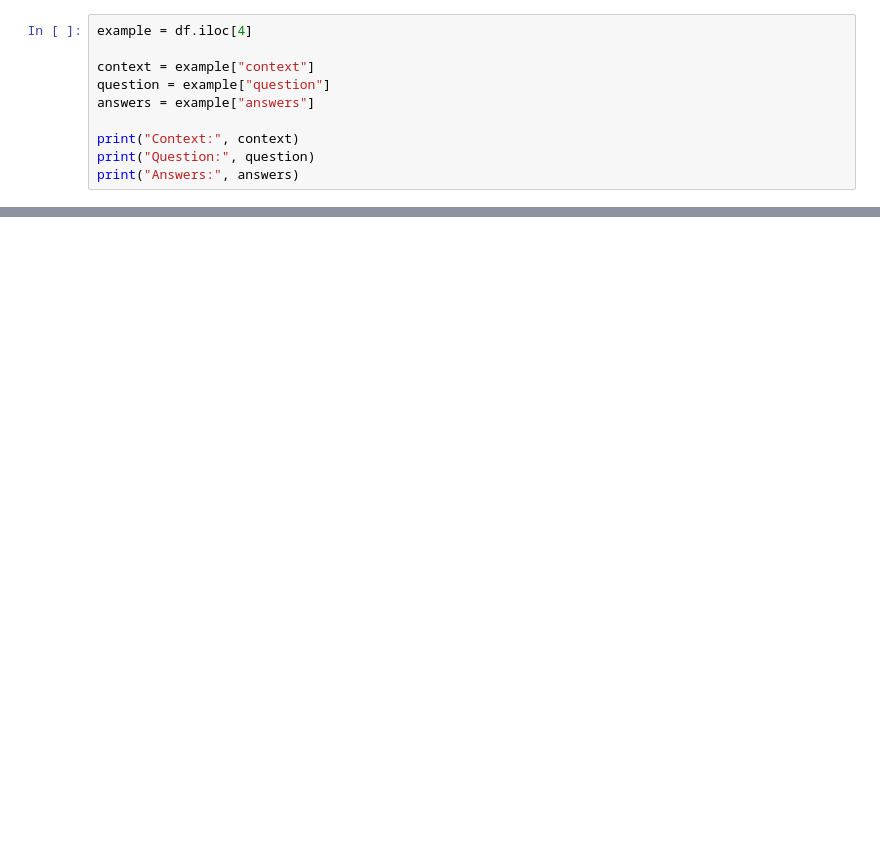
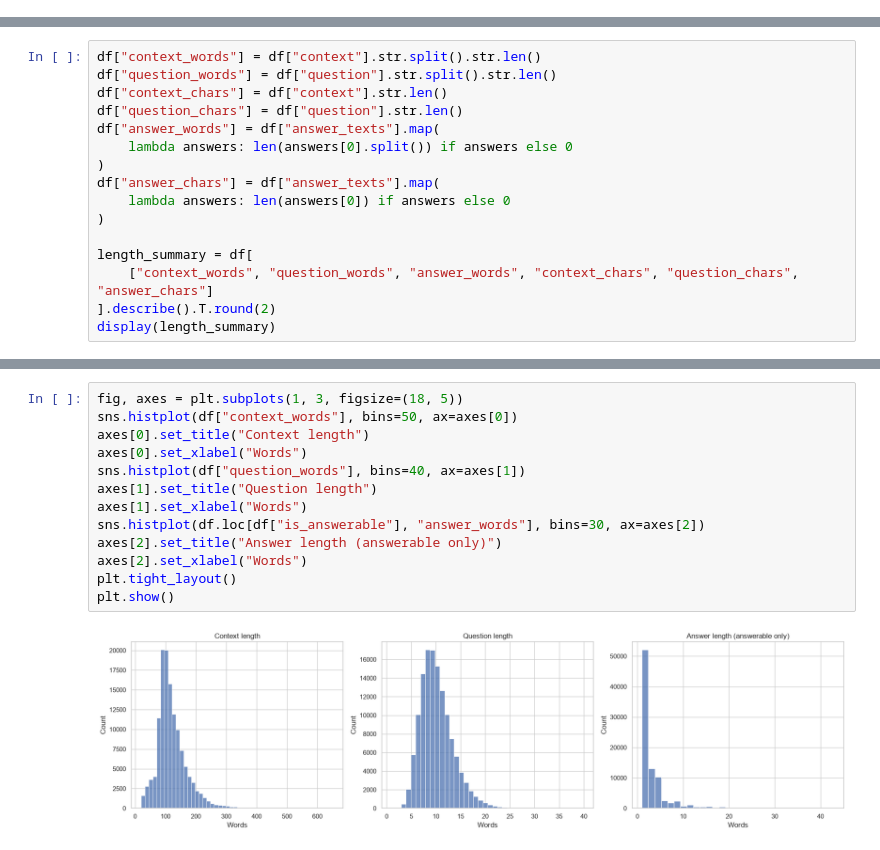
Before and after one commit to Deepika2222/Domain-Adaptive-and-Robustness-Aware-Question-Answering-, a Jupyter notebook: notebooks/01_dataset_exploration.ipynb, the cells around one changed output, grey strips where cells are left out. Saved outputs shown, nothing was run; the diff lists cells and outputs as text; blank space fills up the shorter version.

```diff
--- a/notebooks/01_dataset_exploration.ipynb
+++ b/notebooks/01_dataset_exploration.ipynb
@@ -69,10 +34,0 @@ df.iloc[0].to_dict()
-# %%
-example = df.iloc[4]
-
-context = example["context"]
-question = example["question"]
-answers = example["answers"]
-
-print("Context:", context)
-print("Question:", question)
-print("Answers:", answers)
@@ -98,0 +115,16 @@ Match: True
+# %%
+df["context_words"] = df["context"].str.split().str.len()
+df["question_words"] = df["question"].str.split().str.len()
+df["context_chars"] = df["context"].str.len()
+df["question_chars"] = df["question"].str.len()
+df["answer_words"] = df["answer_texts"].map(
+    lambda answers: len(answers[0].split()) if answers else 0
+)
+df["answer_chars"] = df["answer_texts"].map(
+    lambda answers: len(answers[0]) if answers else 0
+)
+
+length_summary = df[
+    ["context_words", "question_words", "answer_words", "context_chars", "question_chars", "answer_chars"]
+].describe().T.round(2)
+display(length_summary)
@@ -98,0 +139,15 @@ Match: True
+# %%
+fig, axes = plt.subplots(1, 3, figsize=(18, 5))
+sns.histplot(df["context_words"], bins=50, ax=axes[0])
+axes[0].set_title("Context length")
+axes[0].set_xlabel("Words")
+sns.histplot(df["question_words"], bins=40, ax=axes[1])
+axes[1].set_title("Question length")
+axes[1].set_xlabel("Words")
+sns.histplot(df.loc[df["is_answerable"], "answer_words"], bins=30, ax=axes[2])
+axes[2].set_title("Answer length (answerable only)")
+axes[2].set_xlabel("Words")
+plt.tight_layout()
+plt.show()
+# %% [output]
+[figure, added]
```
Also changed, not shown: parts of 24 cells of this notebook.
